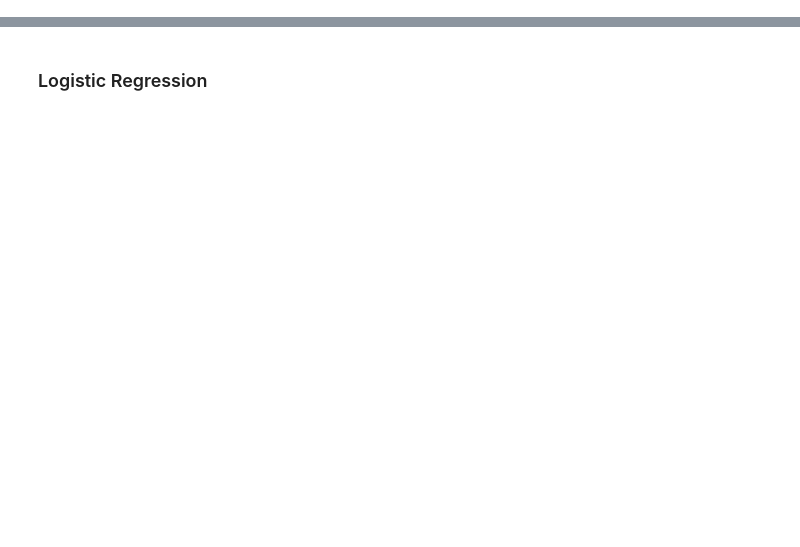
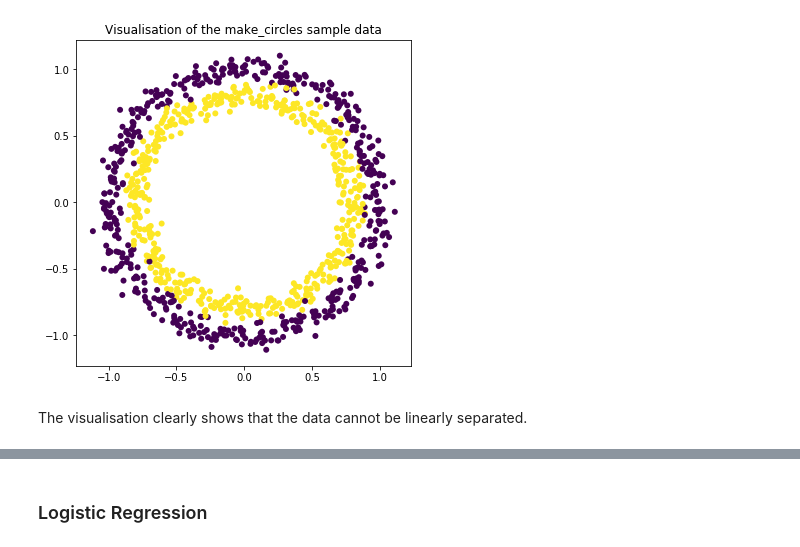
Before and after one commit to vipulpopat/MSCAI_Sem1_Etivity3, a Jupyter notebook: Etivity3_LinearClassification_18195326.ipynb, the cells around one changed output, grey strips where cells are left out. Cells and saved outputs as stored; diff of their text form; code cells hidden in the pictures; blank space fills up the shorter version.

```diff
--- a/Etivity3_LinearClassification_18195326.ipynb
+++ b/Etivity3_LinearClassification_18195326.ipynb
@@ -56,0 +30,12 @@ def calc_error(y_predict, y_actual):
+# %%
+# Set general figure size to be square
+plt.rcParams["figure.figsize"] = (6,6)
+
+# Generate a Scatter plot of the data set
+plt.scatter(X[:,0], X[:,1], c=y, linewidths=0)
+plt.title("Visualisation of the make_circles sample data")
+plt.show()
+# %% [output]
+[figure, added]
+# %% [markdown]
+The visualisation clearly shows that the data cannot be linearly separated.
```
Also changed, not shown: parts of 41 cells of this notebook.
